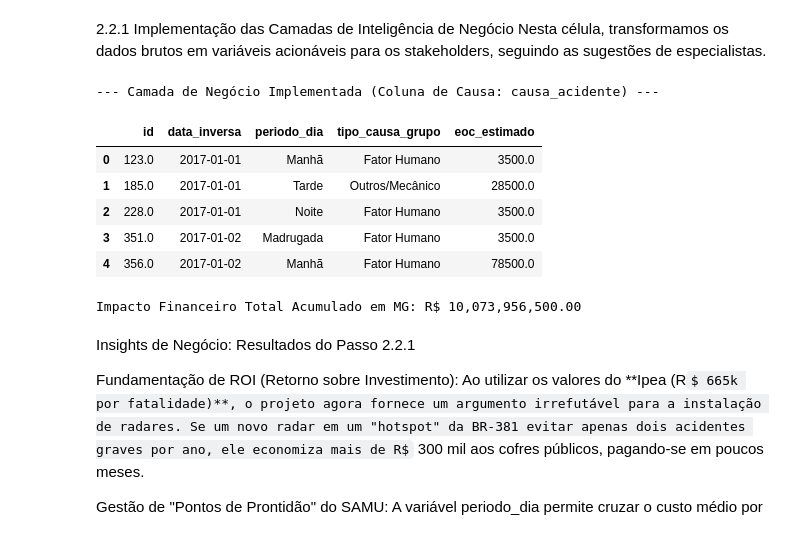
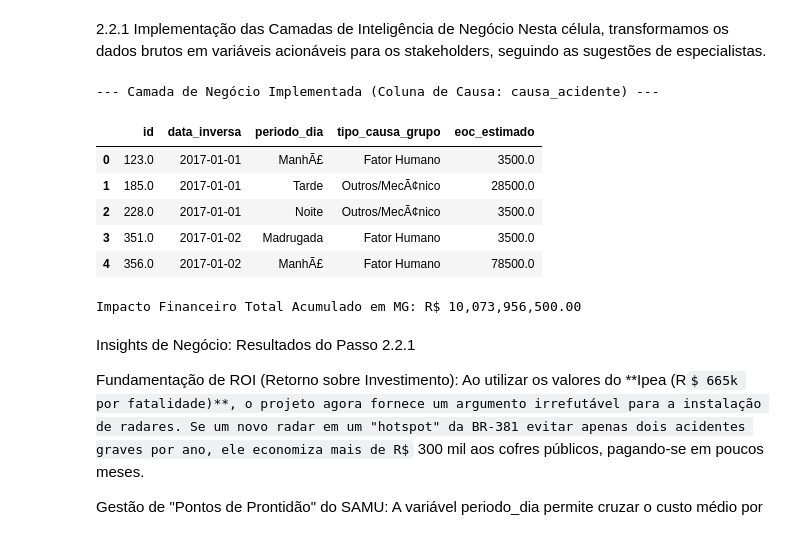
Before and after one commit to EduardoAraujoo/RoadRisk-Public-Spending-Brazil, a Jupyter notebook: notebooks/1. EDA.ipynb, the cells around one changed output. Saved outputs shown, nothing was run; the diff lists cells and outputs as text; code cells hidden in the pictures; some formulas as TeX source.

```diff
--- a/notebooks/1. EDA.ipynb
+++ b/notebooks/1. EDA.ipynb
@@ -476,70 +301,25 @@ Eficiência de Coleta: O fato de não haver nulos sugere que as equipes da PRF e
 2.2.1 Implementação das Camadas de Inteligência de Negócio
 Nesta célula, transformamos os dados brutos em variáveis acionáveis para os stakeholders, seguindo as sugestões de especialistas.
 # %%
-# ============================================================
-# 2.2.1 INTELIGÊNCIA DE NEGÓCIO (PESOS IPEA/CNT)
-# ============================================================
+# 1. Aplicação da Camada de Inteligência de Negócio
+# Usamos dp. para garantir que o Python busque dentro do módulo correto
+df_occ, col_causa_usada = dp.apply_business_intelligence(df_occ)
 
-# 1. Identificação robusta da coluna de causa (Evita KeyError)
-col_causa = 'causa_acidente' if 'causa_acidente' in df_occ.columns else 'causa_principal'
-
-# 2. Função EOC Realista (Baseada no Texto para Discussão 2565 do Ipea)
-# Contempla: Mobilização, Saúde, Previdência e Perda de Produção.
-def calcular_eoc_ipea(row):
-    # Custo Base: Mobilização da PRF, sinalização e danos materiais à via
-    custo_base = 3500.00
-
-    # Pesos Sociais Oficiais (Valores Médios Ipea/CNT)
-    peso_fatal = 665000.00    # Vítima fatal
-    peso_grave = 145000.00    # Vítima com lesões graves
-    peso_leve  = 25000.00     # Vítima com lesões leves
-
-    impacto_vitimas = (row['mortos'] * peso_fatal) + \
-                      (row['feridos_graves'] * peso_grave) + \
-                      (row['feridos_leves'] * peso_leve)
-
-    return custo_base + impacto_vitimas
-
-# 3. Funções de Segmentação para o SAMU e PRF
-def categorizar_horario(hora_str):
-    try:
-        hora = int(str(hora_str).split(':')[0])
-        if 0 <= hora < 6: return 'Madrugada'
-        elif 6 <= hora < 12: return 'Manhã'
-        elif 12 <= hora < 18: return 'Tarde'
-        else: return 'Noite'
-    except:
-        return 'Não Identificado'
-
-def classificar_causa_grupo(causa):
-    causa = str(causa).lower()
-    humano = ['falta de atenção', 'ingestão de álcool', 'velocidade', 'dormindo', 'desobediência', 'manobra']
-    via_clima = ['pista escorregadia', 'neblina', 'defeito na via', 'animal na pista', 'sinalização']
-
-    if any(h in causa for h in humano): return 'Fator Humano'
-    if any(v in causa for v in via_clima): return 'Fator Via/Clima'
-    return 'Outros/Mecânico'
-
-# 4. Aplicação das Transformações
-df_occ['eoc_estimado'] = df_occ.apply(calcular_eoc_ipea, axis=1)
-df_occ['periodo_dia'] = df_occ['horario'].apply(categorizar_horario)
-df_occ['tipo_causa_grupo'] = df_occ[col_causa].apply(classificar_causa_grupo)
-
-# 5. Visualização do Resultado
-print(f"--- Camada de Negócio Implementada (Coluna de Causa: {col_causa}) ---")
+# 2. Visualização do Resultado
+print(f"--- Camada de Negócio Implementada (Coluna de Causa: {col_causa_usada}) ---")
 display(df_occ[['id', 'data_inversa', 'periodo_dia', 'tipo_causa_grupo', 'eoc_estimado']].head())
 
-# Resumo do Prejuízo Total em MG (2017-2025)
+# 3. Resumo Financeiro
 total_gasto = df_occ['eoc_estimado'].sum()
 print(f"\nImpacto Financeiro Total Acumulado em MG: R$ {total_gasto:,.2f}")
 # %% [output]
 --- Camada de Negócio Implementada (Coluna de Causa: causa_acidente) ---
 |  | id | data_inversa | periodo_dia | tipo_causa_grupo | eoc_estimado |
-| 0 | 123.0 | 2017-01-01 | Manhã | Fator Humano | 3500.0 |
-| 1 | 185.0 | 2017-01-01 | Tarde | Outros/Mecânico | 28500.0 |
-| 2 | 228.0 | 2017-01-01 | Noite | Fator Humano | 3500.0 |
+| 0 | 123.0 | 2017-01-01 | ManhÃ£ | Fator Humano | 3500.0 |
+| 1 | 185.0 | 2017-01-01 | Tarde | Outros/MecÃ¢nico | 28500.0 |
+| 2 | 228.0 | 2017-01-01 | Noite | Outros/MecÃ¢nico | 3500.0 |
 | 3 | 351.0 | 2017-01-02 | Madrugada | Fator Humano | 3500.0 |
-| 4 | 356.0 | 2017-01-02 | Manhã | Fator Humano | 78500.0 |
+| 4 | 356.0 | 2017-01-02 | ManhÃ£ | Fator Humano | 78500.0 |
 Impacto Financeiro Total Acumulado em MG: R$ 10,073,956,500.00
 # %% [markdown]
 Insights de Negócio: Resultados do Passo 2.2.1
```
Also changed, not shown: parts of 17 cells of this notebook, 2 other files.
